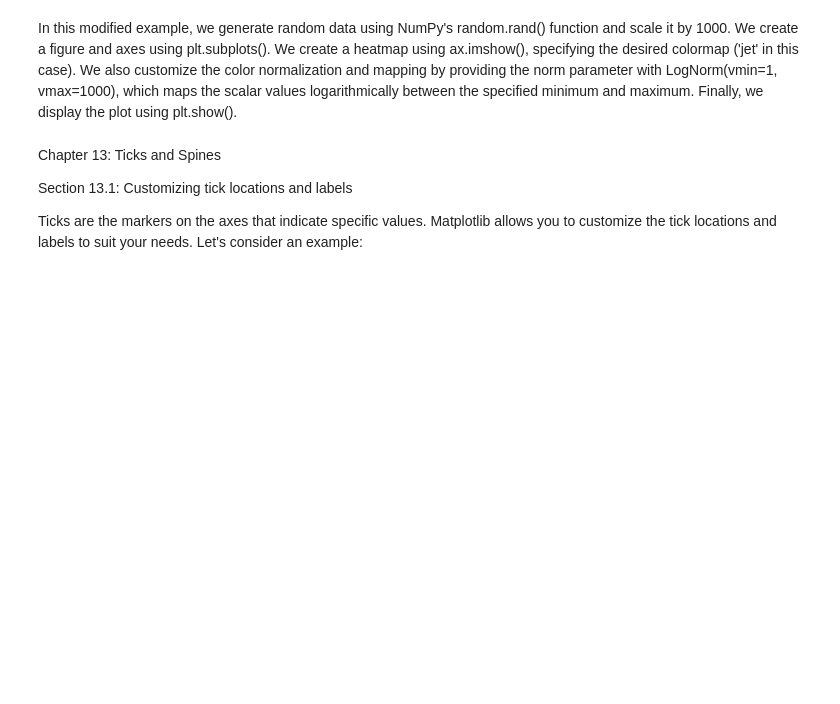
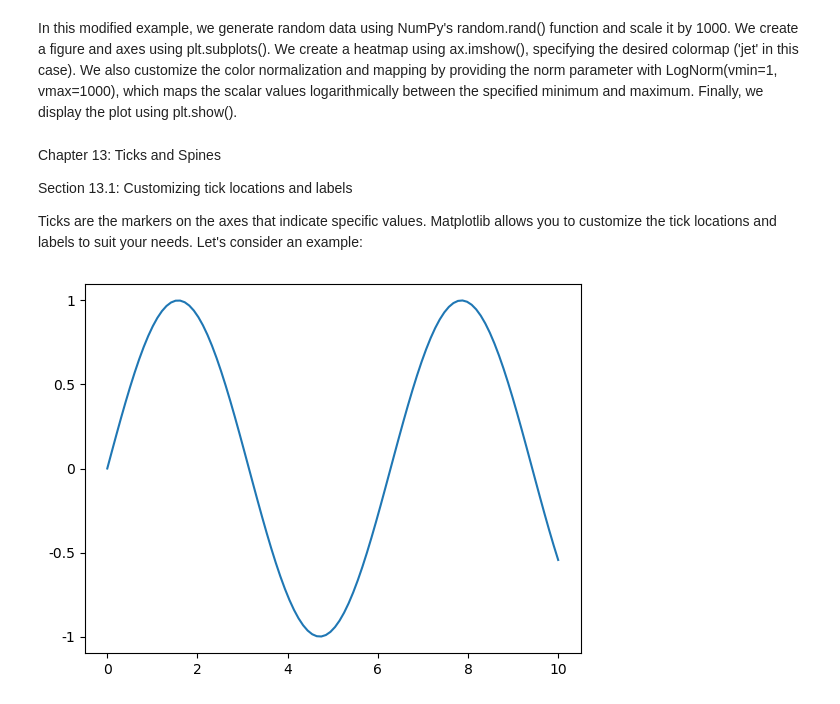
Before and after one commit to MlvPrasadOfficial/kaggle_notebooks, a Jupyter notebook: matplotlib-in-depth-course-2023for-indian-kaggler.ipynb, the cells around one changed output. Cells and saved outputs as stored; diff of their text form; code cells hidden in the pictures; blank space fills up the shorter version.

Commit message:
Kaggle Notebook | MATPLOTLIB💫IN-DEPTH COURSE 2023for Indian Kaggler | Version 6

```diff
--- a/matplotlib-in-depth-course-2023for-indian-kaggler.ipynb
+++ b/matplotlib-in-depth-course-2023for-indian-kaggler.ipynb
@@ -2024,3 +2024,27 @@ Chapter 13: Ticks and Spines
 Section 13.1: Customizing tick locations and labels
 
 Ticks are the markers on the axes that indicate specific values. Matplotlib allows you to customize the tick locations and labels to suit your needs. Let's consider an example:
+# %%
+import matplotlib.pyplot as plt
+import numpy as np
+
+# Data
+x = np.linspace(0, 10, 100)
+y = np.sin(x)
+
+# Create a figure and axes
+fig, ax = plt.subplots()
+
+# Plot data
+ax.plot(x, y)
+
+# Customize tick locations and labels
+ax.set_xticks([0, 2, 4, 6, 8, 10])
+ax.set_xticklabels(['0', '2', '4', '6', '8', '10'])
+ax.set_yticks([-1, -0.5, 0, 0.5, 1])
+ax.set_yticklabels(['-1', '-0.5', '0', '0.5', '1'])
+
+# Display the plot
+plt.show()
+# %% [output]
+[figure, added]
```
Also changed, not shown: parts of 94 cells of this notebook.
